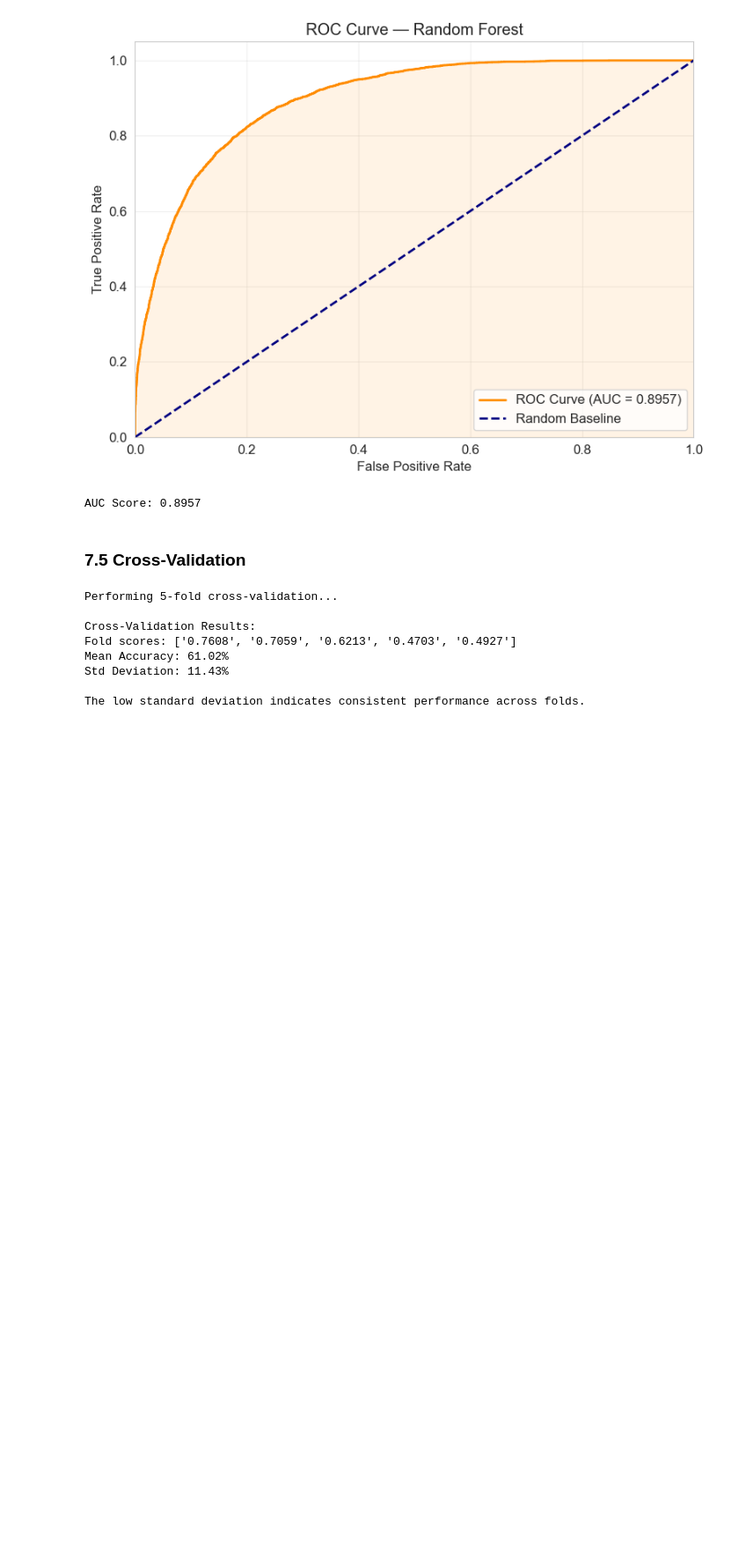
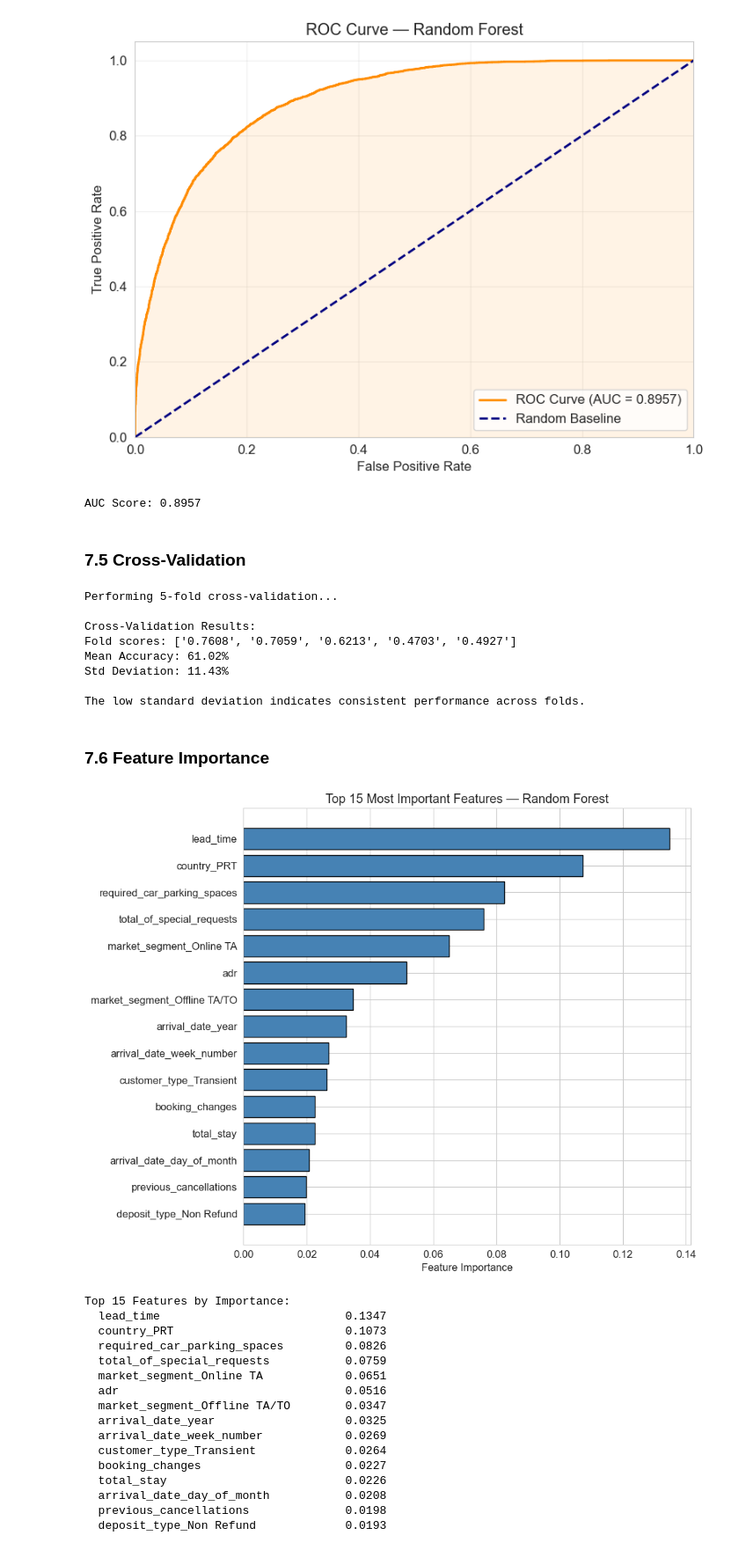
Before and after one commit to elladeniya-dev/ML-Predictive-Analysis, a Jupyter notebook: RandomForest.ipynb, the cells around one changed output. Shown at 88% size. Drawn from its saved outputs; the diff is of its cells as text; code cells hidden in the pictures; blank space fills up the shorter version.

Commit message:
Add Feature Importance section to notebook
Insert section 7.6 "Feature Importance" into RandomForest.ipynb: adds a markdown heading and a code cell (execution_count 29) that renders the feature importance plot/image to help interpret the Random Forest model.

```diff
--- a/RandomForest.ipynb
+++ b/RandomForest.ipynb
@@ -734,3 +734,49 @@ Mean Accuracy: 61.02%
 Std Deviation: 11.43%
 
 The low standard deviation indicates consistent performance across folds.
+# %% [markdown]
+### 7.6 Feature Importance
+# %%
+# Random Forest provides feature importance scores
+# This shows which features contribute most to the prediction
+
+feature_importance = pd.DataFrame({
+    'Feature': X.columns,
+    'Importance': rf_model.feature_importances_
+}).sort_values('Importance', ascending=False)
+
+# Plot top 15 most important features
+top_features = feature_importance.head(15)
+
+plt.figure(figsize=(10, 8))
+plt.barh(range(len(top_features)), top_features['Importance'].values,
+         color='steelblue', edgecolor='black')
+plt.yticks(range(len(top_features)), top_features['Feature'].values)
+plt.xlabel('Feature Importance')
+plt.title('Top 15 Most Important Features — Random Forest')
+plt.gca().invert_yaxis()  # Most important at top
+plt.tight_layout()
+plt.show()
+
+# Print top 15
+print("Top 15 Features by Importance:")
+for i, row in top_features.iterrows():
+    print(f"  {row['Feature']:<35} {row['Importance']:.4f}")
+# %% [output]
+[figure, added]
+Top 15 Features by Importance:
+  lead_time                           0.1347
+  country_PRT                         0.1073
+  required_car_parking_spaces         0.0826
+  total_of_special_requests           0.0759
+  market_segment_Online TA            0.0651
+  adr                                 0.0516
+  market_segment_Offline TA/TO        0.0347
+  arrival_date_year                   0.0325
+  arrival_date_week_number            0.0269
+  customer_type_Transient             0.0264
+  booking_changes                     0.0227
+  total_stay                          0.0226
+  arrival_date_day_of_month           0.0208
+  previous_cancellations              0.0198
+  deposit_type_Non Refund             0.0193
```
